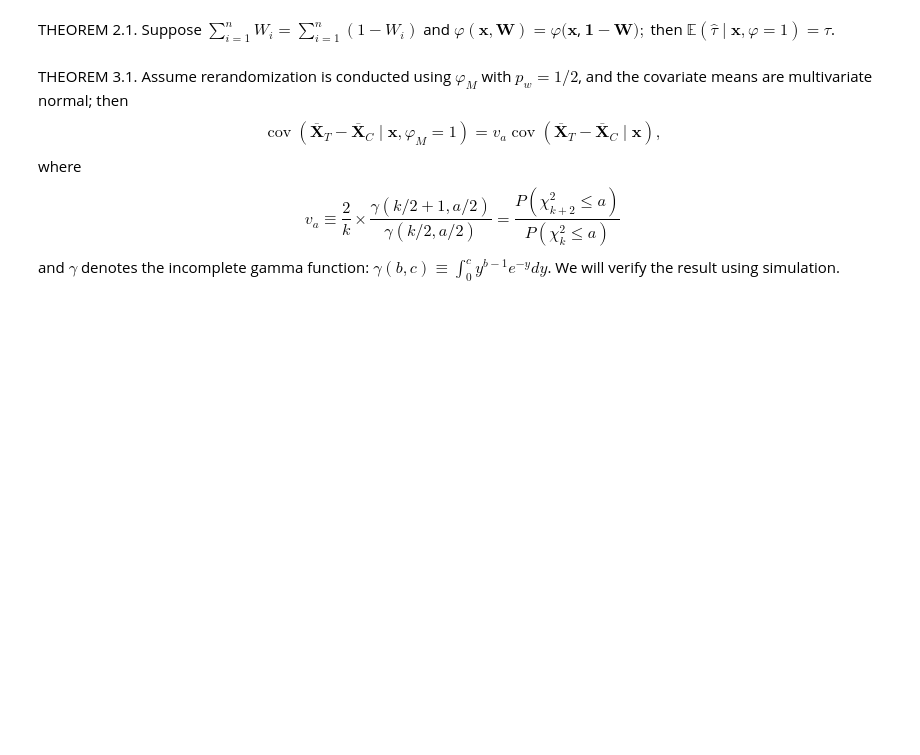
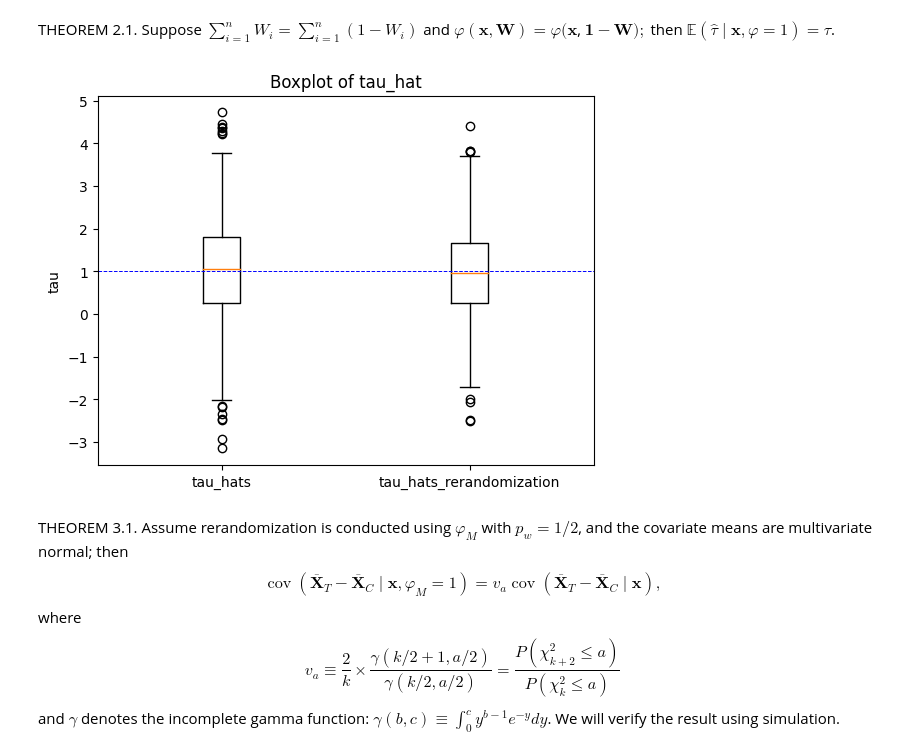
Before and after one commit to Rick7117/Rerandomization, a Jupyter notebook: rerandomization.ipynb, the cells around one changed output. Drawn from its saved outputs; the diff is of its cells as text; code cells hidden in the pictures; blank space fills up the shorter version.

```diff
--- a/rerandomization.ipynb
+++ b/rerandomization.ipynb
@@ -55,34 +54,35 @@ THEOREM 2.1. Suppose $\sum_{i=1}^n W_i=\sum_{i=1}^n\left(1-W_i\right)$ and $\var
 # %%
 tau_hats = []
 
 iterNum = 1000
 for i in range(iterNum):
     Ws = Ws_generator_equal_size(Xs)
     df = Ys_generator(Xs, Ws)
-    tau_hat = tau_hat_calculator(df)
-    tau_hats.append(tau_hat)
+    tau_hats.append(tau_hat_calculator(df))
     # print("The estimated average treatment effect tau_hat {0:.3f} with Ws {1}.".format(tau_hat, Ws))
 
 tau_hats_rerandomization = []
-a = 100
+a = 90
 for i in range(iterNum):
     Ws = Ws_generator_rerandomization(Xs, a, ifPrint=False)
-    Ys = Ys_generator(Xs, Ws)
+    df = Ys_generator(Xs, Ws)
     tau_hats_rerandomization.append(tau_hat_calculator(df))
 
 # boxplot
 plt.boxplot([tau_hats, tau_hats_rerandomization])
 plt.xticks([1, 2], ['tau_hats', 'tau_hats_rerandomization'])
 # plt.boxplot(tau_hats_rerandomization)
 plt.title('Boxplot of tau_hat')
 
 # plt.axhline(y=3, color='blue', linestyle='--')
 plt.axhline(y=1, color='blue', linestyle='--', linewidth = 0.7)
 
 # add axis label
 plt.ylabel('tau')
 
 plt.show()
+# %% [output]
+[figure, added]
 # %% [markdown]
 THEOREM 3.1. Assume rerandomization is conducted using $\varphi_M$ with $p_w=1 / 2$, and the covariate means are multivariate normal; then
 $$
```
Also changed, not shown: parts of 4 cells of this notebook, 1 other file.
